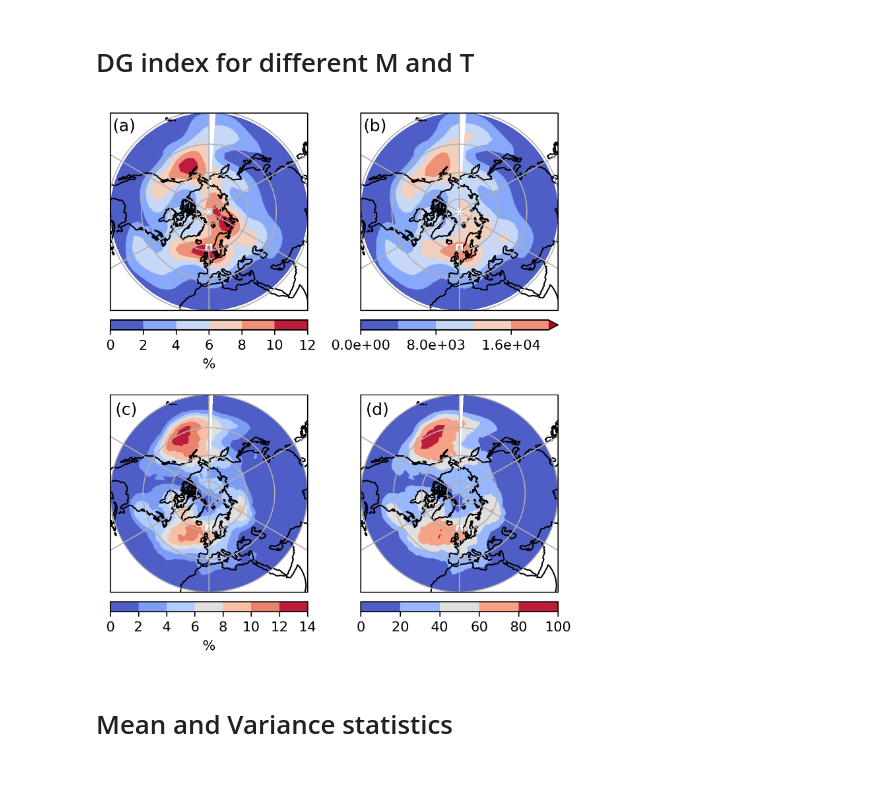
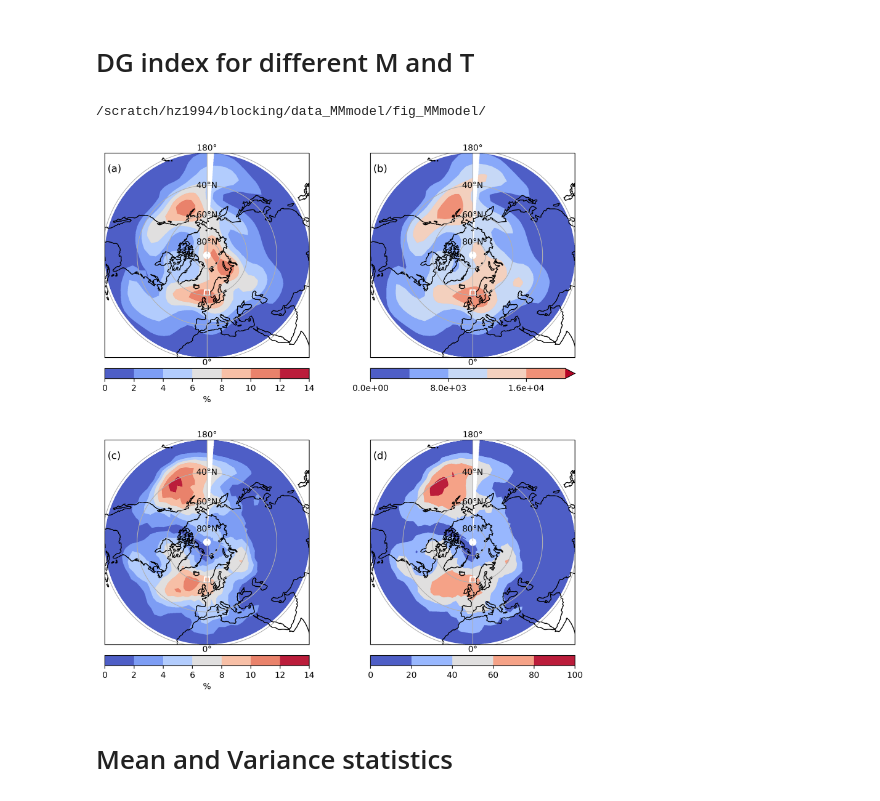
Before and after one commit to hzhang-math/BlockingSHAPTL, a Jupyter notebook: Fig1_2_composite-plot.ipynb, the cells around one changed output. Drawn from its saved outputs; the diff is of its cells as text; code cells hidden in the pictures.

```diff
--- a/Fig1_2_composite-plot.ipynb
+++ b/Fig1_2_composite-plot.ipynb
@@ -111,35 +123,38 @@ def plotpolarview(ax,quantity,levels,ticks,label,format_=None): #plot the frenqu
     )
 
     ax.coastlines()
-    gl=ax.gridlines(draw_labels=False)
+    ax.set_title("")
+    gl=ax.gridlines(draw_labels=True)
     gl.ylocator = mticker.FixedLocator([20,40,60,80])
+    gl.xlocator = mticker.FixedLocator([0,180])
 # %%
+print(fig_path)
 num_MM=xr.open_dataarray(fig_path+"num_blocking_MM.nc")
 percent_MM=xr.open_dataarray(fig_path+"percent_blocking_MM.nc")
 num_era5=xr.open_dataarray(fig_path+"num_blocking_era5.nc")
 percent_era5=xr.open_dataarray(fig_path+"percent_blocking_era5.nc")
 
-fig,ax=plt.subplots(figsize=[5,6],ncols=2,nrows=2,subplot_kw={'projection': ccrs.NorthPolarStereo()})
-plotpolarview(ax[0,0],percent_MM , np.arange(0,14,2),np.arange(0,14,2),'%')
+fig,ax=plt.subplots(figsize=[10,12],ncols=2,nrows=2,subplot_kw={'projection': ccrs.NorthPolarStereo()})
+plotpolarview(ax[0,0],percent_MM , np.arange(0,16,2),np.arange(0,16,2),'%')
 plotpolarview(ax[0,1],num_MM , np.arange(0,24000,4000),  np.arange(0,24000,8000),'', format_='%.1e')
 plotpolarview(ax[1,0],percent_era5 , np.arange(0,16,2),np.arange(0,16,2),'%')
 plotpolarview(ax[1,1],num_era5 , np.arange(0,120,20 ),np.arange(0,120,20 ),'')
 
 lon_atl=[]
 lat_atl=[]
 lat_atl=[latitudes[10],latitudes[10],latitudes[11],latitudes[11],latitudes[10]]
 lon_atl=[longitudes[44],longitudes[46],longitudes[46],longitudes[44],longitudes[44]]
 
 ax=ax.flatten()
 labels=["(a)","(b)","(c)","(d)"]
 for l,a in zip(labels,ax):
     a.text(-130,8, l, transform=ccrs.PlateCarree(),fontsize="large")
     a.plot(lon_atl, lat_atl,'w',linestyle='-',alpha = 1,transform=ccrs.PlateCarree(), label='atl')
-
-fig.tight_layout()
-fig.savefig("blocking_statistics.png")
+plt.subplots_adjust(hspace=0.05,wspace=0.3)
+fig.savefig("Fig1_blocking_statistics.png", bbox_inches='tight')
 # %% [output]
+/scratch/hz1994/blocking/data_MMmodel/fig_MMmodel/
-[figure, old version]
+[figure, new version]
 # %% [markdown]
 # Mean and Variance statistics
 # %%
```
Also changed, not shown: parts of 2 cells of this notebook, 11 other files.
